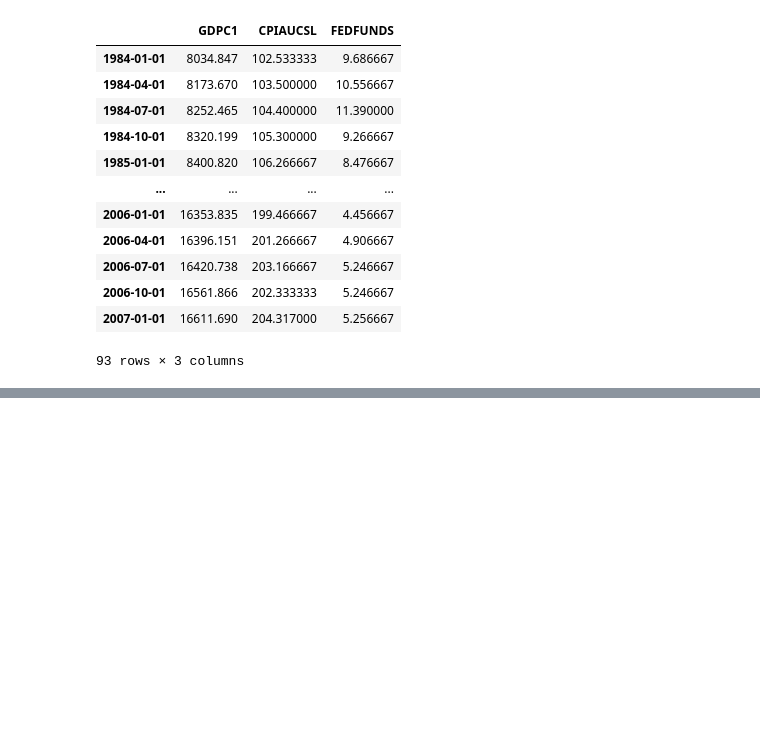
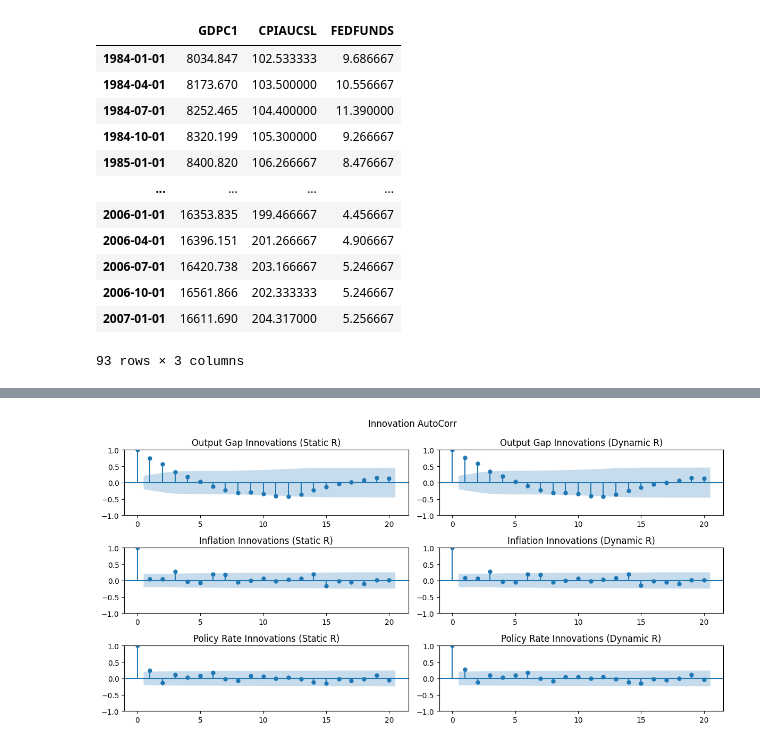
Before and after one commit to GongJr0/SymbolicDSGE, a Jupyter notebook: scripts/param_estimation.ipynb, the cells around one changed output, grey strips where cells are left out. Cells and saved outputs as stored; diff of their text form; code cells hidden in the pictures; blank space fills up the shorter version.

```diff
--- a/scripts/param_estimation.ipynb
+++ b/scripts/param_estimation.ipynb
@@ -403,15 +452,49 @@ plt.tight_layout()
 # %%
-fig, ax = plt.subplots(2, 2, figsize=(12, 6))
+fig, ax = plt.subplots(3, 2, figsize=(12, 6))
 ax = ax.flatten()
 
 plt.suptitle("Innovation AutoCorr")
-plot_acf(kf_0.innov[:, 0], ax=ax[0], lags=20, title="Inflation Innovations (Static R)")
+
 plot_acf(
-    kf_0.innov[:, 1], ax=ax[1], lags=20, title="Policy Rate Innovations (Static R)"
+    kf_0.innov[:, 0],
+    ax=ax[0],
+    lags=20,
+    title="Output Gap Innovations (Static R)",
 )
-plot_acf(kf_1.innov[:, 0], ax=ax[2], lags=20, title="Inflation Innovations (Dynamic R)")
 plot_acf(
-    kf_1.innov[:, 1], ax=ax[3], lags=20, title="Policy Rate Innovations (Dynamic R)"
+    kf_1.innov[:, 0],
+    ax=ax[1],
+    lags=20,
+    title="Output Gap Innovations (Dynamic R)",
+)
+
+
+plot_acf(
+    kf_0.innov[:, 1],
+    ax=ax[2],
+    lags=20,
+    title="Inflation Innovations (Static R)",
+)
+plot_acf(
+    kf_1.innov[:, 1],
+    ax=ax[3],
+    lags=20,
+    title="Inflation Innovations (Dynamic R)",
+)
+
+plot_acf(
+    kf_0.innov[:, 2],
+    ax=ax[4],
+    lags=20,
+    title="Policy Rate Innovations (Static R)",
+)
+plot_acf(
+    kf_1.innov[:, 2],
+    ax=ax[5],
+    lags=20,
+    title="Policy Rate Innovations (Dynamic R)",
 )
 plt.tight_layout()
+# %% [output]
+[figure, added]
 # %%
```
Also changed, not shown: parts of 12 cells of this notebook, 7 other files.
